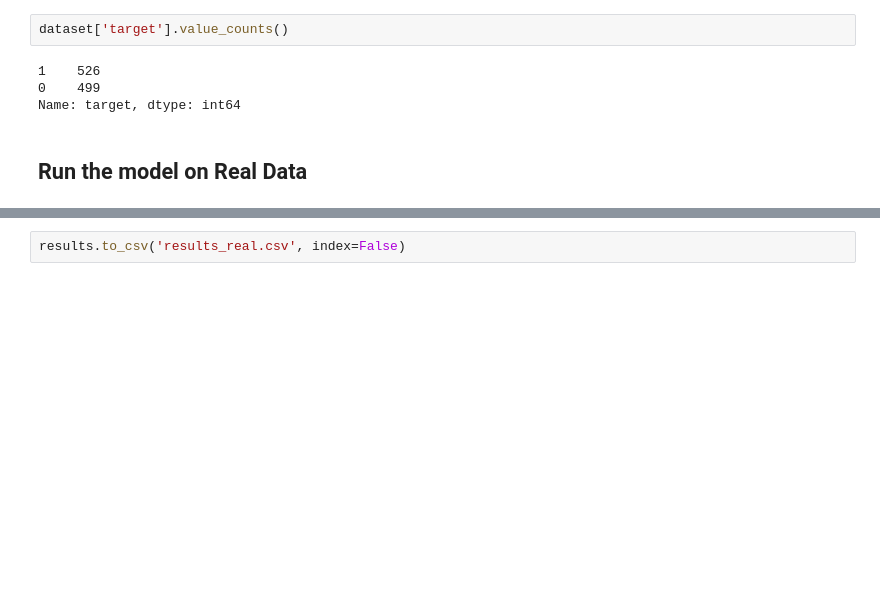
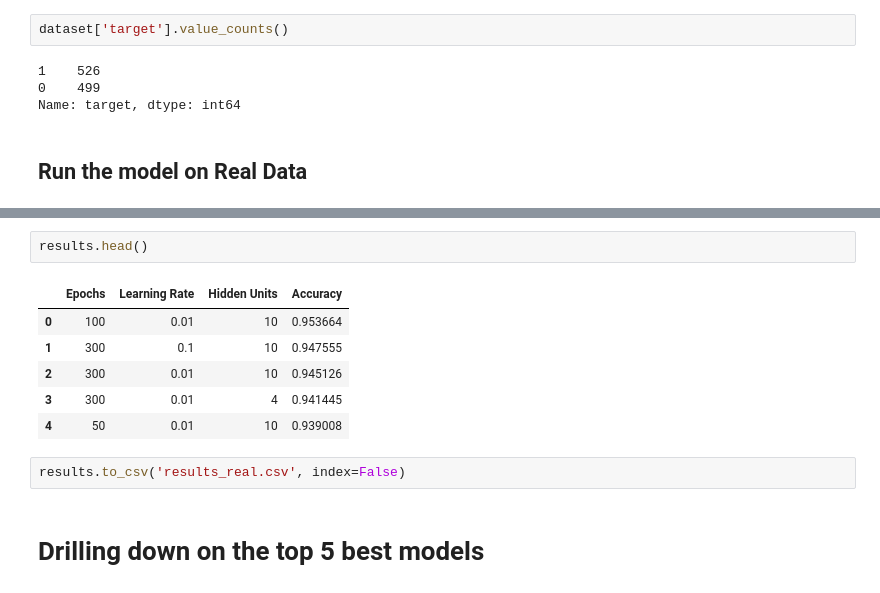
Before and after one commit to iamharkirat/STP-540, a Jupyter notebook: STP540_Single_Layer_Neural_Network_2.ipynb, the cells around one changed output, grey strips where cells are left out. Drawn from its saved outputs; the diff is of its cells as text; blank space fills up the shorter version.

```diff
--- a/STP540_Single_Layer_Neural_Network_2.ipynb
+++ b/STP540_Single_Layer_Neural_Network_2.ipynb
@@ -271,2 +286,13 @@ Epoch 33/100
+# %%
+results.head()
+# %% [output]
+|  | Epochs | Learning Rate | Hidden Units | Accuracy |
+| 0 | 100 | 0.01 | 10 | 0.953664 |
+| 1 | 300 | 0.1 | 10 | 0.947555 |
+| 2 | 300 | 0.01 | 10 | 0.945126 |
+| 3 | 300 | 0.01 | 4 | 0.941445 |
+| 4 | 50 | 0.01 | 10 | 0.939008 |
 # %%
 results.to_csv('results_real.csv', index=False)
+# %% [markdown]
+# Drilling down on the top 5 best models
```
Also changed, not shown: parts of 19 cells of this notebook.
